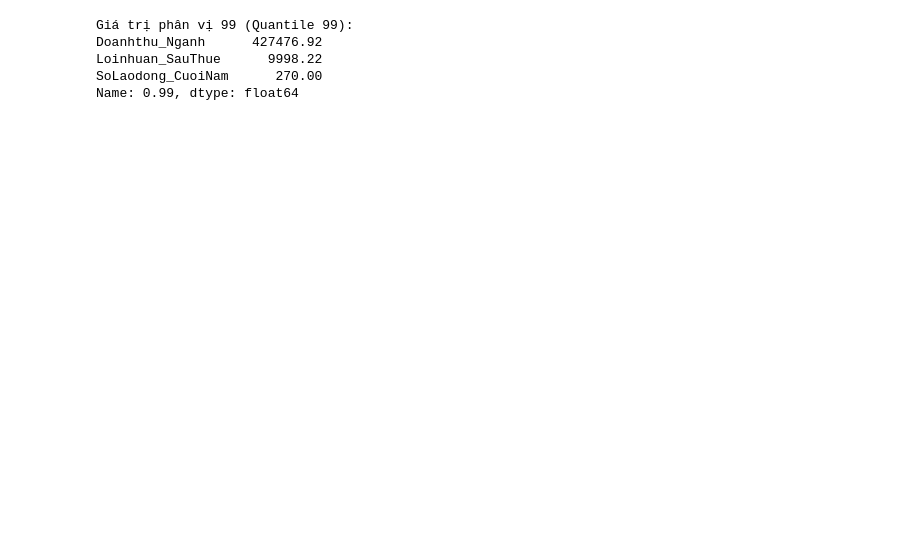
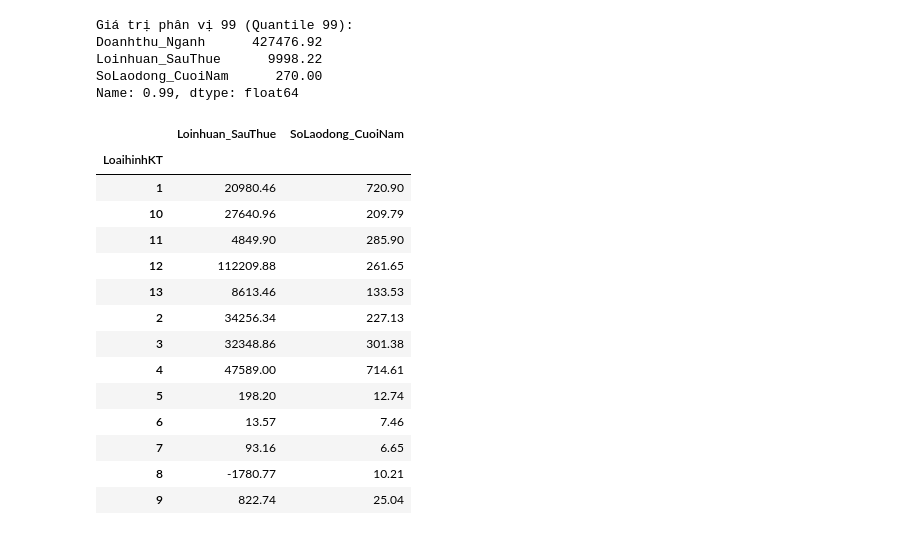
Before and after one commit to Gervasio19/data-prepare-and-visualize, a Jupyter notebook: Tutor2.ipynb, the cells around one changed output. Cells and saved outputs as stored; diff of their text form; code cells hidden in the pictures; blank space fills up the shorter version.

```diff
--- a/Tutor2.ipynb
+++ b/Tutor2.ipynb
@@ -266,3 +266,28 @@ Doanhthu_Nganh      427476.92
 Loinhuan_SauThue      9998.22
 SoLaodong_CuoiNam      270.00
 Name: 0.99, dtype: float64
+# %%
+# Tính trung bình lợi nhuận sau thuế và số lao động (cuối năm) theo từng loại hình kinh tế
+df_grouped = df_2019_raw.groupby('LoaihinhKT')[['Loinhuan_SauThue', 'SoLaodong_CuoiNam']].mean()
+
+# Nếu bạn muốn tính theo số lao động bình quân (SoLaodong_BQ) thay vì cuối năm, có thể dùng code sau:
+# df_grouped = df_2019_raw.groupby('LoaihinhKT')[['Loinhuan_SauThue', 'SoLaodong_BQ']].mean()
+
+# Hiển thị kết quả
+df_grouped
+# %% [output]
+|  | Loinhuan_SauThue | SoLaodong_CuoiNam |
+| LoaihinhKT |  |  |
+| 1 | 20980.46 | 720.90 |
+| 10 | 27640.96 | 209.79 |
+| 11 | 4849.90 | 285.90 |
+| 12 | 112209.88 | 261.65 |
+| 13 | 8613.46 | 133.53 |
+| 2 | 34256.34 | 227.13 |
+| 3 | 32348.86 | 301.38 |
+| 4 | 47589.00 | 714.61 |
+| 5 | 198.20 | 12.74 |
+| 6 | 13.57 | 7.46 |
+| 7 | 93.16 | 6.65 |
+| 8 | -1780.77 | 10.21 |
+| 9 | 822.74 | 25.04 |
```
